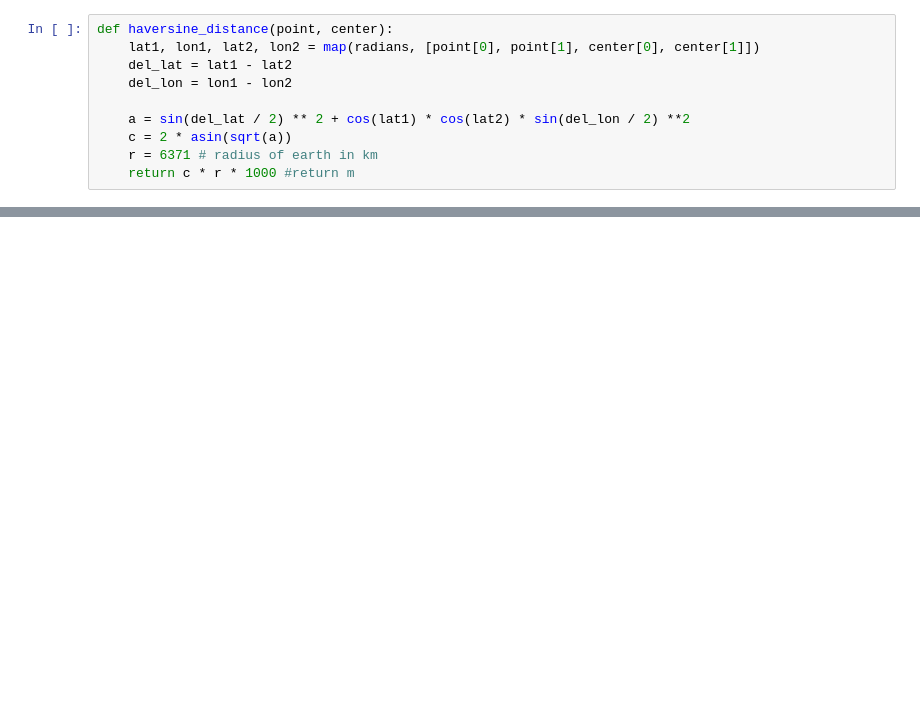
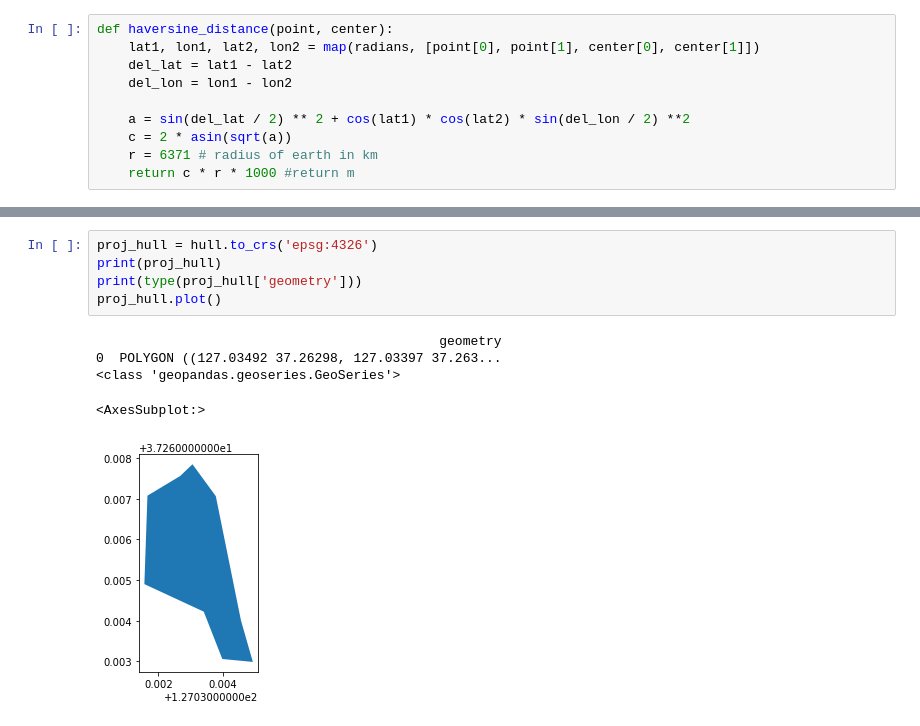
Before and after one commit to jekim99/concave_suwon, a Jupyter notebook: concave.ipynb, the cells around one changed output, grey strips where cells are left out. Saved outputs shown, nothing was run; the diff lists cells and outputs as text; blank space fills up the shorter version.

```diff
--- a/concave.ipynb
+++ b/concave.ipynb
@@ -77,0 +106,11 @@ KeyError: 'geometry'
+# %%
+proj_hull = hull.to_crs('epsg:4326')
+print(proj_hull)
+print(type(proj_hull['geometry']))
+proj_hull.plot()
+# %% [output]
+                                            geometry
+0  POLYGON ((127.03492 37.26298, 127.03397 37.263...
+<class 'geopandas.geoseries.GeoSeries'>
+<AxesSubplot:>
+[figure, added]
```
Also changed, not shown: parts of 10 cells of this notebook.
